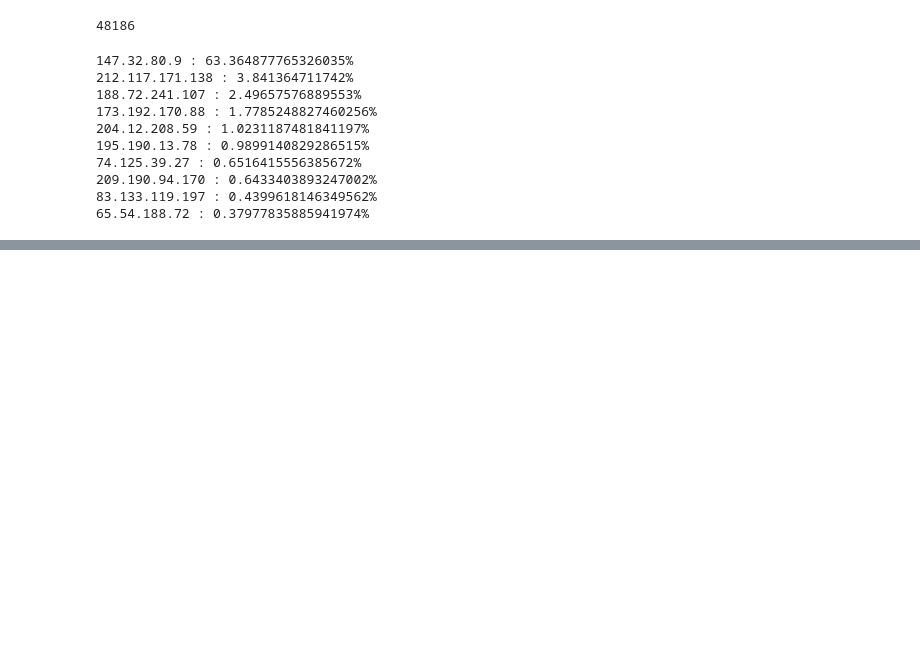
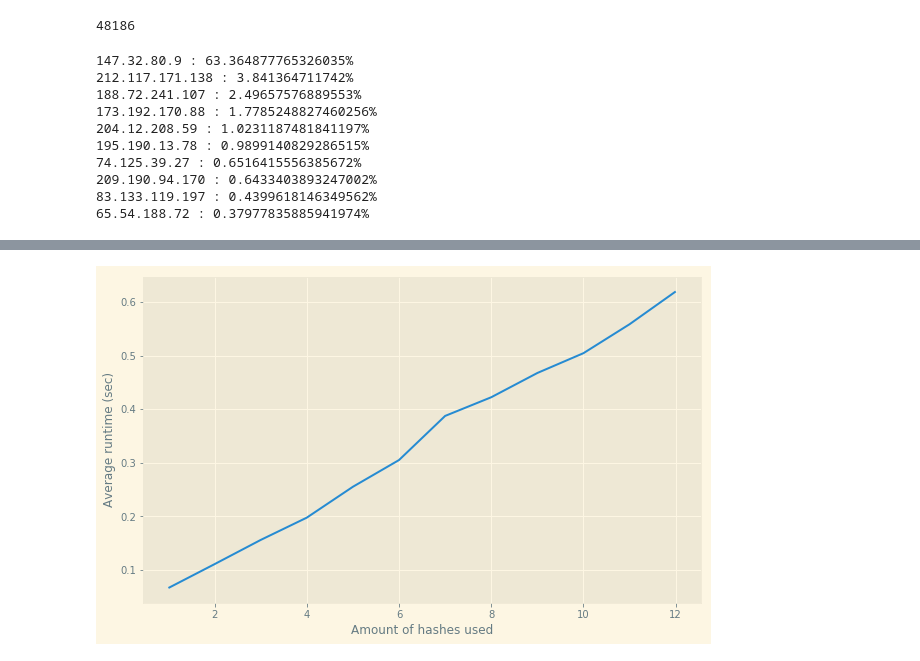
Before and after one commit to mennobo/CS4035_CDA_3, a Jupyter notebook: Assignment 3/Assignment3.ipynb, the cells around one changed output, grey strips where cells are left out. Saved outputs shown, nothing was run; the diff lists cells and outputs as text; code cells hidden in the pictures; blank space fills up the shorter version.

```diff
--- a/Assignment 3/Assignment3.ipynb
+++ b/Assignment 3/Assignment3.ipynb
@@ -214,0 +174,19 @@ epsilon=  0.1 and delta= 0.1
+# %%
+class CountMinSketch:
+    def __init__(self, width, length):
+        self.size = width*length
+        self.width = width
+        self.hash_count = length
+        self.sketch =  np.zeros(shape=(length, width))
+
+    def add(self, string):
+        for seed in range(self.hash_count):
+            result = mmh3.hash(string, seed) % self.width
+            self.sketch[seed][result] += 1
+
+    def find_freq(self, string):
+        values = []
+        for seed in range(self.hash_count):
+            result = mmh3.hash(string, seed) % self.width
+            values.append(self.sketch[seed][result])
+        return min(values)
@@ -214,0 +252,13 @@ epsilon=  0.1 and delta= 0.1
+# %%
+lists = sorted(run_times.items()) # sorted by key, return a list of tuples
+
+x, y = zip(*lists) # unpack a list of pairs into two tuples
+
+plt.figure(figsize=(10,6))
+plt.plot(x, y)
+plt.xlabel("Amount of hashes used")
+plt.ylabel("Average runtime (sec)")
+plt.savefig('runtimes_countmin.png')
+plt.show()
+# %% [output]
+[figure, added]
```
Also changed, not shown: parts of 7 cells of this notebook.
